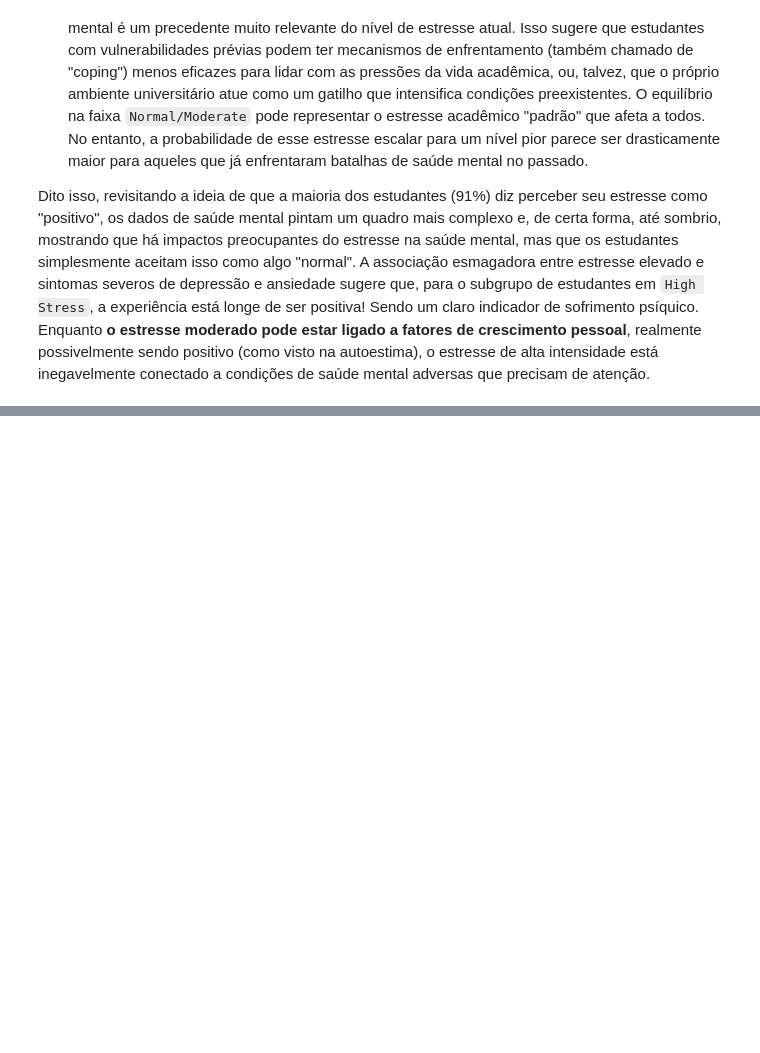
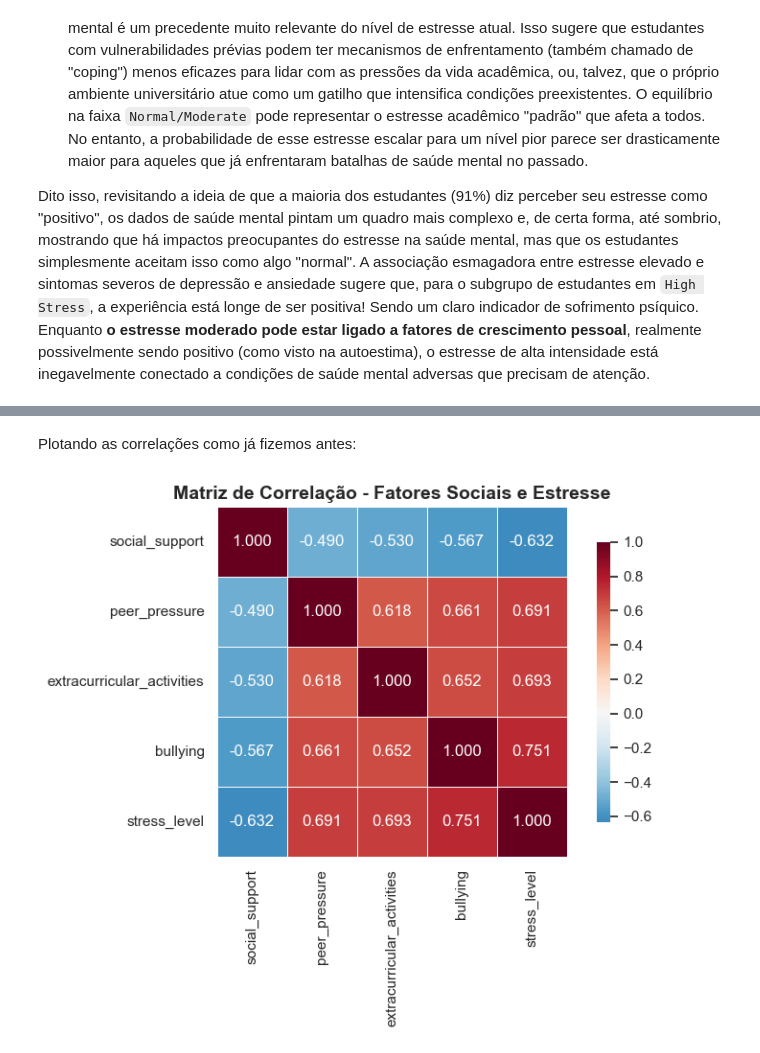
Before and after one commit to viabdon/EDA-Student-Stress-Dataset, a Jupyter notebook: src/notebooks/eda_pablo.ipynb, the cells around one changed output, grey strips where cells are left out. Drawn from its saved outputs; the diff is of its cells as text; code cells hidden in the pictures; blank space fills up the shorter version.

```diff
--- a/src/notebooks/eda_pablo.ipynb
+++ b/src/notebooks/eda_pablo.ipynb
@@ -1075,0 +1258,36 @@ df_stress_levels[['social_support', 'peer_pressure', 'extracurricular_activities
+# %% [markdown]
+Plotando as correlações como já fizemos antes:
+# %%
+sns.set_theme(style="whitegrid", font_scale=1.0)
+fig, ax = plt.subplots(1, 1, figsize=(8, 6))
+
+correlation_matrix = df_social[
+    [
+        "social_support",
+        "peer_pressure",
+        "extracurricular_activities",
+        "bullying",
+        "stress_level",
+    ]
+].corr()
+
+sns.heatmap(
+    correlation_matrix,
+    annot=True,
+    fmt=".3f",
+    cmap="RdBu_r",
+    center=0,
+    ax=ax,
+    cbar_kws={"shrink": 0.8},
+    linewidths=0.5,
+    linecolor="white",
+    square=True,
+)
+ax.set_title(
+    "Matriz de Correlação - Fatores Sociais e Estresse", fontweight="bold", fontsize=14
+)
+
+plt.tight_layout()
+plt.show()
+# %% [output]
+[figure, added]
```
Also changed, not shown: parts of 19 cells of this notebook, 3 other files.
